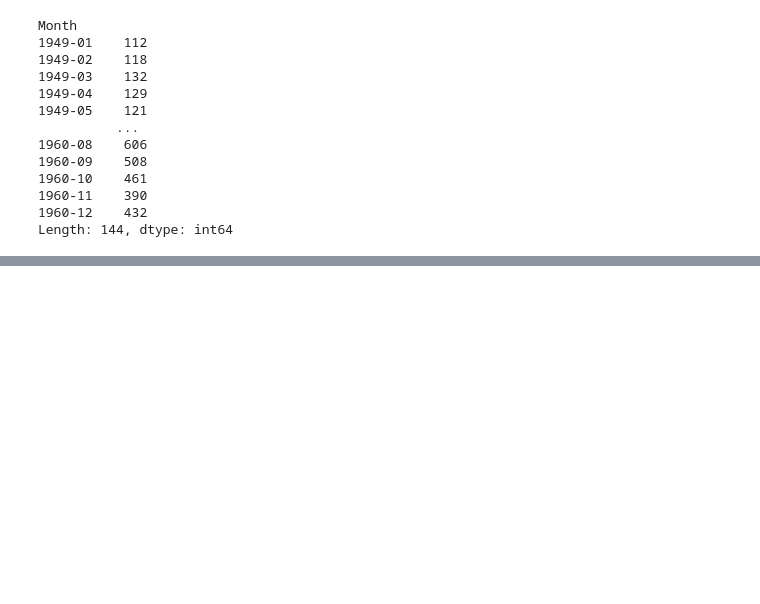
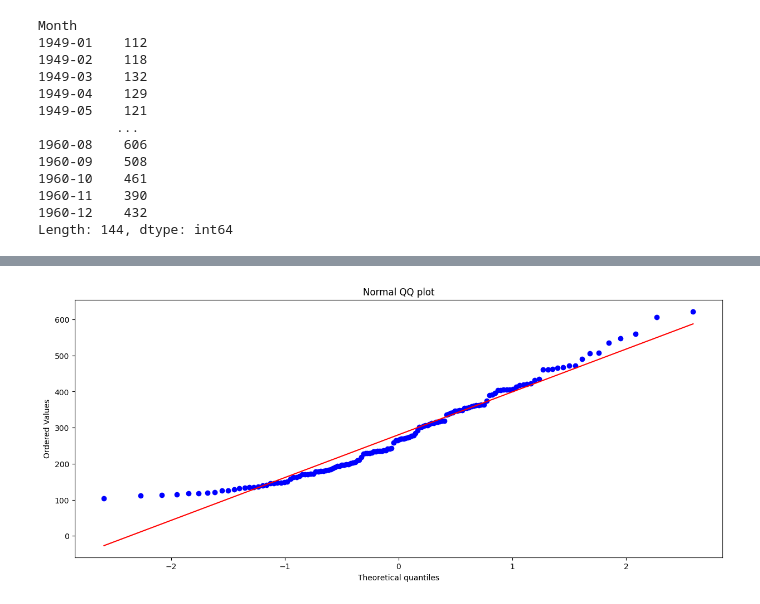
Before and after one commit to uniesecruz/Series_Temporais, a Jupyter notebook: Transformacao_e_diferenciacao.ipynb, the cells around one changed output, grey strips where cells are left out. Cells and saved outputs as stored; diff of their text form; code cells hidden in the pictures; blank space fills up the shorter version.

```diff
--- a/Transformacao_e_diferenciacao.ipynb
+++ b/Transformacao_e_diferenciacao.ipynb
@@ -49,0 +64,6 @@ Length: 144, dtype: int64
+# %%
+stats.probplot(serie, dist="norm", plot=plt)
+plt.title("Normal QQ plot")
+plt.show()
+# %% [output]
+[figure, added]
```
Also changed, not shown: parts of 33 cells of this notebook.
